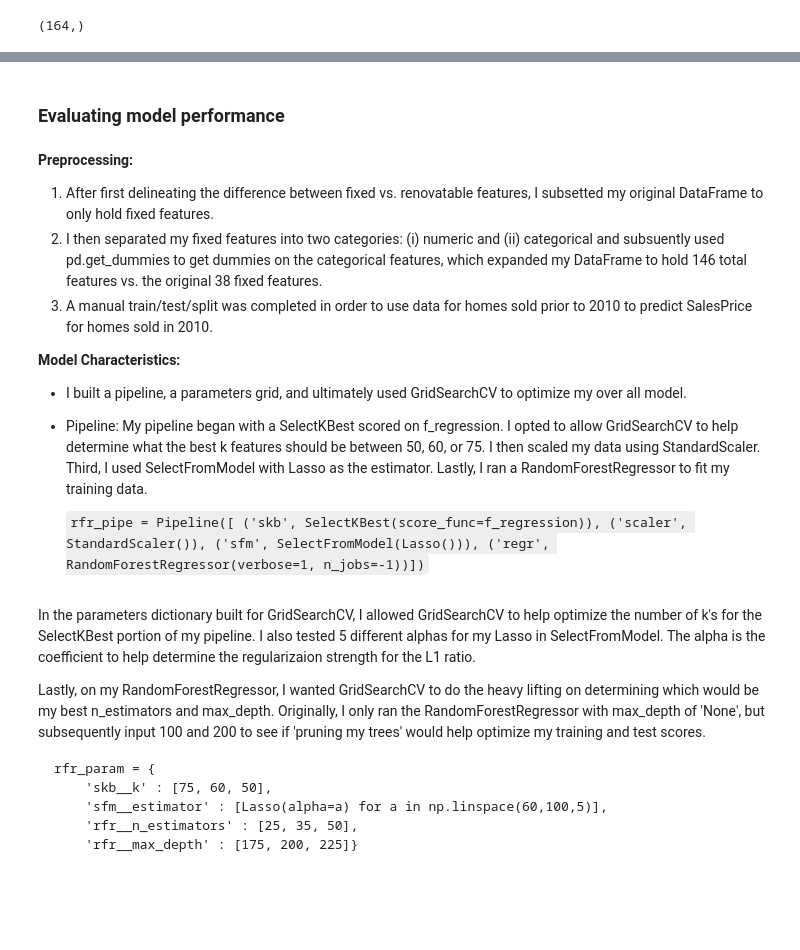
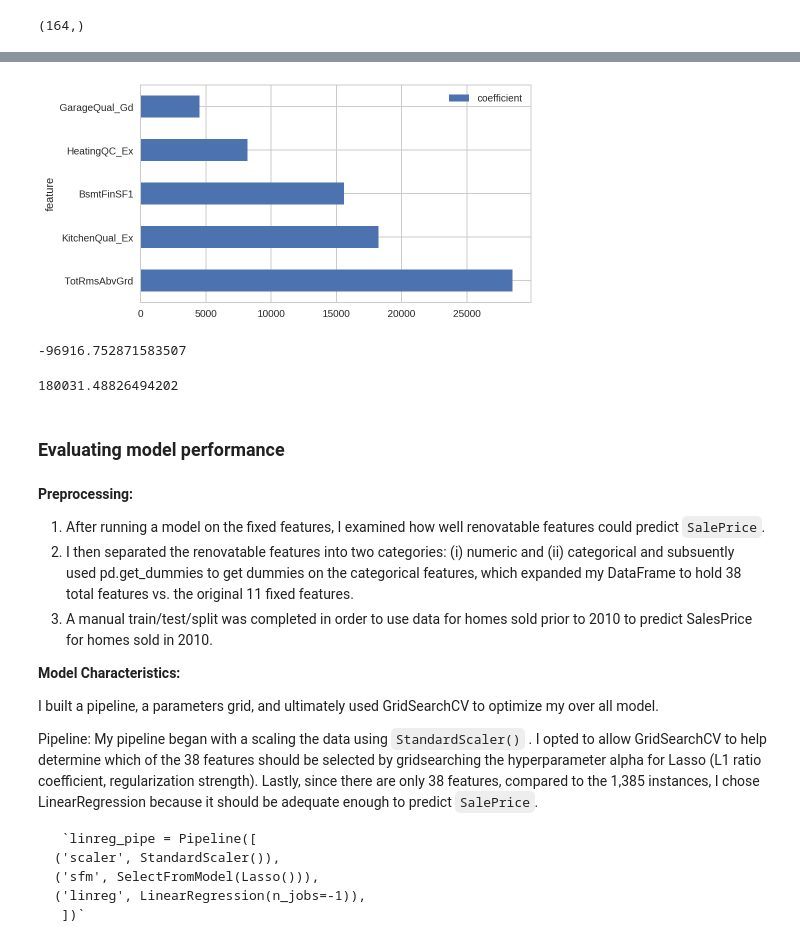
Before and after one commit to godsylla/Housing-Sales-Price-Predictions-Regression-, a Jupyter notebook: ipynb/Part03 B - Ames Housing Data - Predictive Model (Fixable Features).ipynb, the cells around one changed output, grey strips where cells are left out. Saved outputs shown, nothing was run; the diff lists cells and outputs as text; code cells hidden in the pictures; blank space fills up the shorter version.

```diff
--- a/ipynb/Part03 B - Ames Housing Data - Predictive Model (Fixable Features).ipynb
+++ b/ipynb/Part03 B - Ames Housing Data - Predictive Model (Fixable Features).ipynb
@@ -239,2 +220,2 @@ rfr_gs = GridSearchCV(rfr_pipe, param_grid=rfr_param, cv=ShuffleSplit(n_splits=5
 # %%
-rfr_gs.fit(X_train, y_train)
+linreg_model = linreg_gs.fit(X_train, y_train)
@@ -310,2 +258,2 @@ rfr_gs.best_estimator_.named_steps
 # %%
-rfr_gs.best_estimator_.named_steps['skb'].get_support().sum()
+lasso = linreg_gs.best_estimator_.named_steps['sfm'].get_support()
@@ -365,5 +260,3 @@ Index(['LotFrontage', 'LotArea', 'YearBuilt', 'YearRemodAdd', 'BsmtFinSF1',
-# %%
-lasso = rfr_gs.best_estimator_.named_steps['sfm'].get_support()
 # %%
 lasso_features = X_train.columns[lasso]
 lasso_features
@@ -436,0 +272,5 @@ top11_features
+# %%
+feature_coef = linreg_gs.best_estimator_.named_steps['linreg'].coef_
+feature_coef_df = pd.DataFrame(list(zip(lasso_features, feature_coef)), columns=['feature', 'coefficient'])
+top5_feat = feature_coef_df.sort_values(by='coefficient', ascending=False)[:5]
+top5_feat
@@ -436,0 +284,4 @@ top11_features
+# %%
+_ = top5_feat.plot(x='feature', y='coefficient', kind='barh', figsize=(7, 4))
+# %% [output]
+[figure, added]
@@ -437,29 +290,27 @@ top11_features
+# %%
+residual = (y_test - y_pred)
+display(residual.min())
+display(residual.max())
+# %% [output]
+-96916.752871583507
+180031.48826494202
 # %% [markdown]
 ### Evaluating model performance
 # %% [markdown]
 **Preprocessing:**
-1. After first delineating the difference between fixed vs. renovatable features, I subsetted my original DataFrame to only hold fixed features.
-2. I then separated my fixed features into two categories: (i) numeric and (ii) categorical and subsuently used pd.get_dummies to get dummies on the categorical features, which expanded my DataFrame to hold 146 total features vs. the original 38 fixed features.
+1. After running a model on the fixed features, I examined how well renovatable features could predict `SalePrice`.
+2. I then separated the renovatable features into two categories: (i) numeric and (ii) categorical and subsuently used pd.get_dummies to get dummies on the categorical features, which expanded my DataFrame to hold 38 total features vs. the original 11 fixed features.
 3.  A manual train/test/split was completed in order to use data for homes sold prior to 2010 to predict SalesPrice for homes sold in 2010.
 
 
 **Model Characteristics:**
-- I built a pipeline, a parameters grid, and ultimately used GridSearchCV to optimize my over all model.
-- Pipeline: My pipeline began with a SelectKBest scored on f_regression. I opted to allow GridSearchCV to help determine what the best k features should be between 50, 60, or 75. I then scaled my data using StandardScaler. Third, I used SelectFromModel with Lasso as the estimator. Lastly, I ran a RandomForestRegressor to fit my training data.
 
-     `rfr_pipe = Pipeline([
-     ('skb', SelectKBest(score_func=f_regression)),
-     ('scaler', StandardScaler()),
-     ('sfm', SelectFromModel(Lasso())),
-     ('regr', RandomForestRegressor(verbose=1, n_jobs=-1))])`
+I built a pipeline, a parameters grid, and ultimately used GridSearchCV to optimize my over all model.
+
+Pipeline: My pipeline began with a scaling the data using `StandardScaler()` . I opted to allow GridSearchCV to help determine which of the 38 features should be selected by gridsearching the hyperparameter alpha for Lasso (L1 ratio coefficient, regularization strength). Lastly, since there are only 38 features, compared to the 1,385 instances, I chose LinearRegression because it should be adequate enough to predict `SalePrice`.
+
+     `linreg_pipe = Pipeline([
+    ('scaler', StandardScaler()),
+    ('sfm', SelectFromModel(Lasso())),
+    ('linreg', LinearRegression(n_jobs=-1)),
+     ])`
-# %% [markdown]
-In the parameters dictionary built for GridSearchCV, I allowed GridSearchCV to help optimize the number of k's for the SelectKBest portion of my pipeline. I also tested 5 different alphas for my Lasso in SelectFromModel. The alpha is the coefficient to help determine the regularizaion strength for the L1 ratio.
-
-Lastly, on my RandomForestRegressor, I wanted GridSearchCV to do the heavy lifting on determining which would be my best n_estimators and max_depth. Originally, I only ran the RandomForestRegressor with max_depth of 'None', but subsequently input 100 and 200 to see if 'pruning my trees' would help optimize my training and test scores.
-
-
-    rfr_param = {
-        'skb__k' : [75, 60, 50],
-        'sfm__estimator' : [Lasso(alpha=a) for a in np.linspace(60,100,5)],
-        'rfr__n_estimators' : [25, 35, 50],
-        'rfr__max_depth' : [175, 200, 225]}
```
Also changed, not shown: parts of 47 cells of this notebook, 3 other files.
